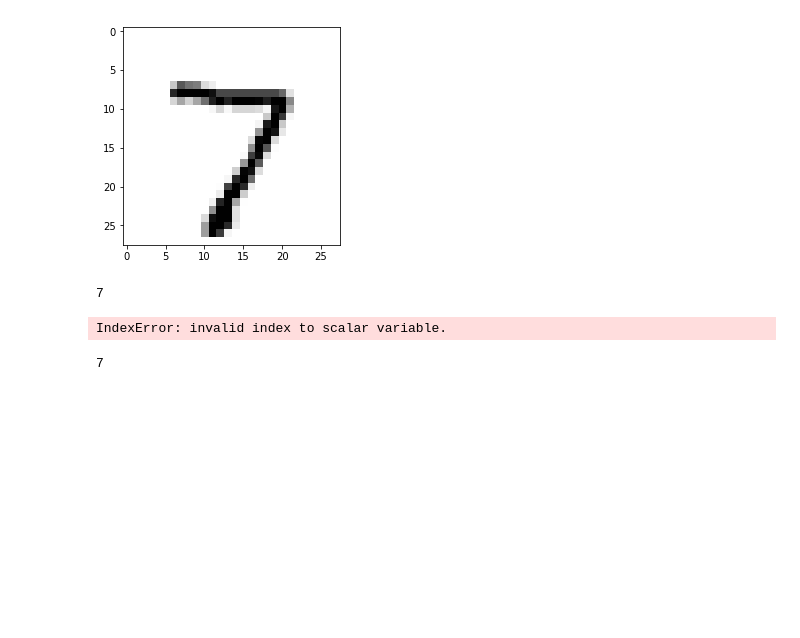
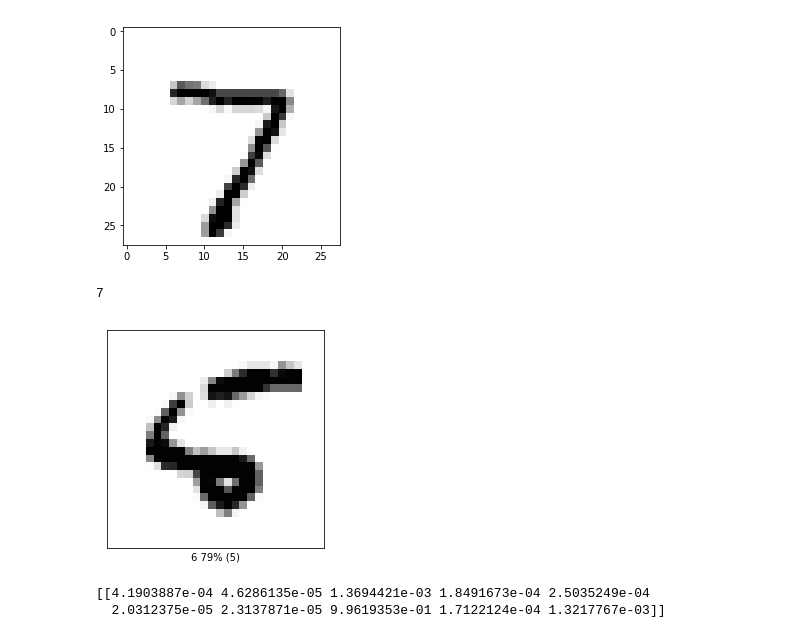
Before and after one commit to UndergraduateArtificialIntelligenceClub/hands-on-ml, a Jupyter notebook: MNIST Analysis.ipynb, the cells around one changed output. Cells and saved outputs as stored; diff of their text form; code cells hidden in the pictures; blank space fills up the shorter version.

```diff
--- a/MNIST Analysis.ipynb
+++ b/MNIST Analysis.ipynb
@@ -50,6 +50,7 @@ x_train, x_test=x_train/255, x_test/255
 We are now ready to build our model! To do this, we'll build it in three steps, with only one hidden layer.
 # %%
 model = keras.Sequential([keras.layers.Flatten(input_shape=(28, 28)),
+    keras.layers.Dense(42, activation=tf.nn.relu),
     keras.layers.Dense(15, activation=tf.nn.sigmoid),
     keras.layers.Dense(10, activation=tf.nn.softmax)])
 # %% [markdown]
@@ -149,8 +140,39 @@ def plot_value_array(i, predictions_array, true_label):
-# %%
-plot_value_array(0, predictions, np.argmax(y_test))
-# %% [output]
-IndexError: invalid index to scalar variable.
-# %%
-np.argmax(y_test)
-# %% [output]
-7
+# %%
+def right_or_wrong(i, predictions, true_labels):
+    '''Returns whether a prediction is right or wrong'''
+    prediction=np.argmax(predictions[i])
+    true_label=np.argmax(true_labels[i])
+    return true_label==prediction
+# %%
+def plot_image(i, predictions, true_labels, img):
+    prediction, true_label, img=predictions[i], true_labels[i], img[i]
+    plt.grid(False)
+    plt.xticks([])
+    plt.yticks([])
+
+    plt.imshow(img, cmap='Greys')
+
+    predicted_label=np.argmax(prediction)
+    true_label=np.argmax(true_label)
+
+    if predicted_label==true_label:
+        color='blue'
+    else:
+        color='red'
+
+    plt.xlabel("{} {:2.0f}% ({})".format(predicted_label, 100*np.max(prediction), true_label, color=color))
+# %%
+for i in range(100):
+    if not right_or_wrong(i, predictions, y_test):
+        plot_image(i, predictions, y_test, x_test)
+        break
+# %% [output]
+[figure, added]
+# %%
+img=x_test[0]
+img = (np.expand_dims(img,0))
+predictions_single = model.predict(img)
+print(predictions_single)
+# %% [output]
+[[4.1903887e-04 4.6286135e-05 1.3694421e-03 1.8491673e-04 2.5035249e-04
+  2.0312375e-05 2.3137871e-05 9.9619353e-01 1.7122124e-04 1.3217767e-03]]
```
Also changed, not shown: parts of 6 cells of this notebook, 9 other files.
